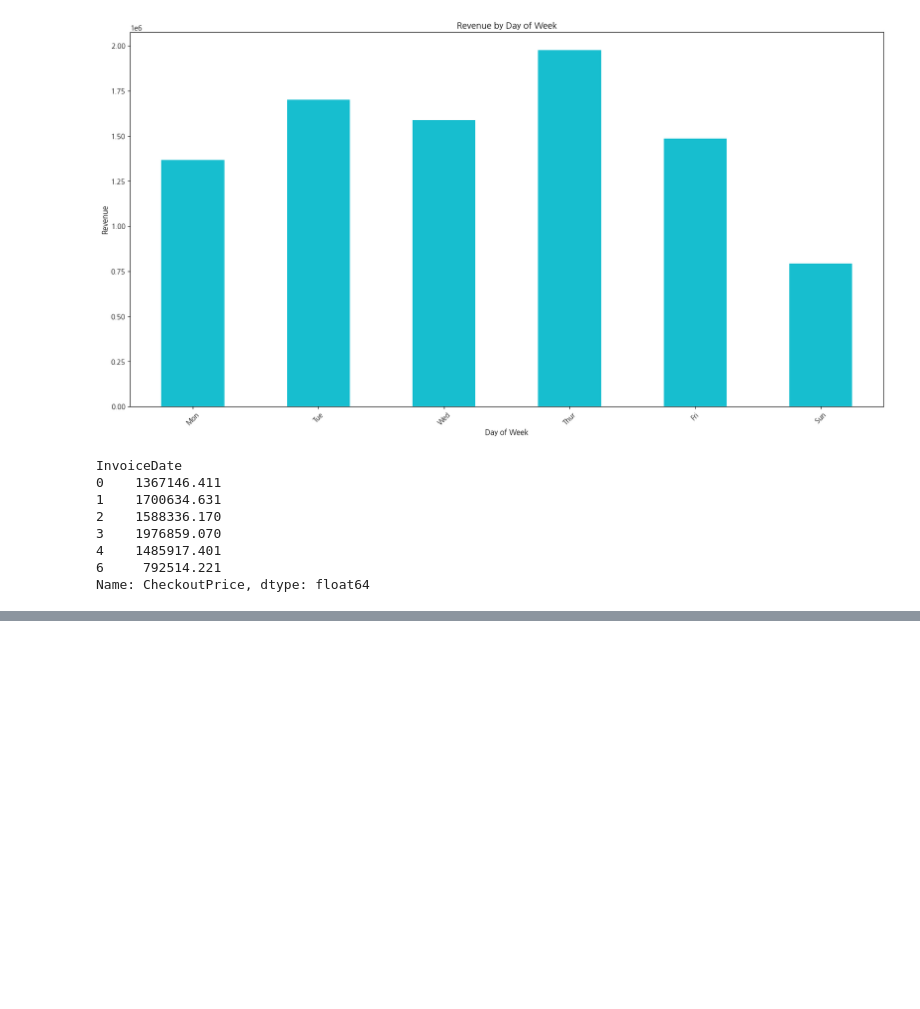
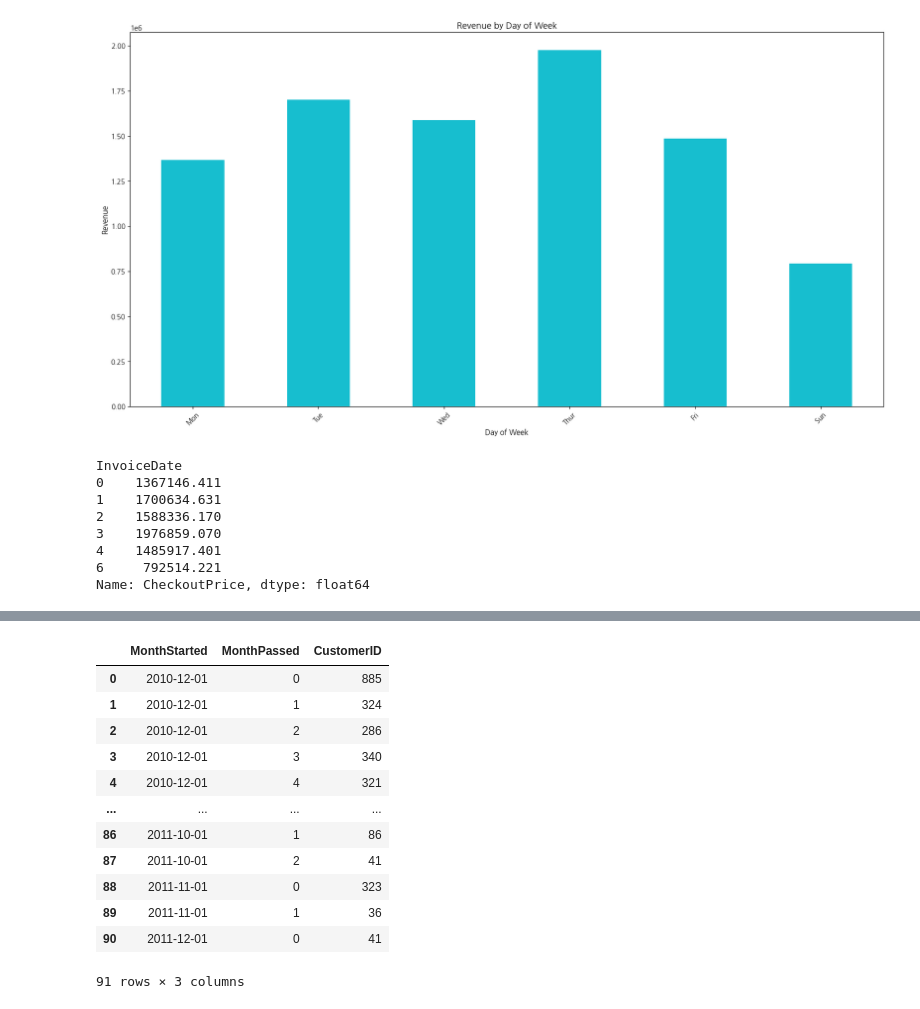
Before and after one commit to taetaerrr/pandassource, a Jupyter notebook: shop.ipynb, the cells around one changed output, grey strips where cells are left out. Saved outputs shown, nothing was run; the diff lists cells and outputs as text; code cells hidden in the pictures; blank space fills up the shorter version.

```diff
--- a/shop.ipynb
+++ b/shop.ipynb
@@ -406,0 +426,20 @@ KeyError: 'Month'
+# %%
+# 기준 월, MonthPassed 를 기준으로 고객 수 카운팅
+# cohort : 특정기간 내에 동일한 행동양식 공유하는 집단
+
+cohort_df = retail_df1.groupby(["MonthStarted","MonthPassed"])["CustomerID"].apply(lambda x:len(np.unique(x))).reset_index()
+cohort_df
+# %% [output]
+|  | MonthStarted | MonthPassed | CustomerID |
+| 0 | 2010-12-01 | 0 | 885 |
+| 1 | 2010-12-01 | 1 | 324 |
+| 2 | 2010-12-01 | 2 | 286 |
+| 3 | 2010-12-01 | 3 | 340 |
+| 4 | 2010-12-01 | 4 | 321 |
+| ... | ... | ... | ... |
+| 86 | 2011-10-01 | 1 | 86 |
+| 87 | 2011-10-01 | 2 | 41 |
+| 88 | 2011-11-01 | 0 | 323 |
+| 89 | 2011-11-01 | 1 | 36 |
+| 90 | 2011-12-01 | 0 | 41 |
+91 rows × 3 columns
```
Also changed, not shown: parts of 13 cells of this notebook, 2 other files.
